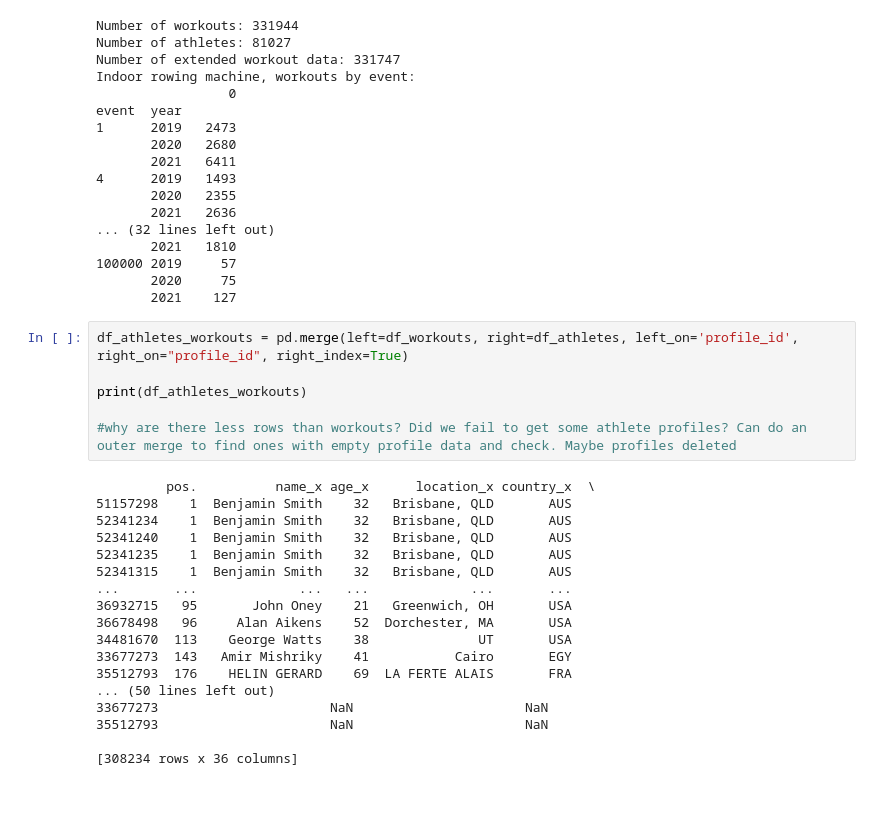
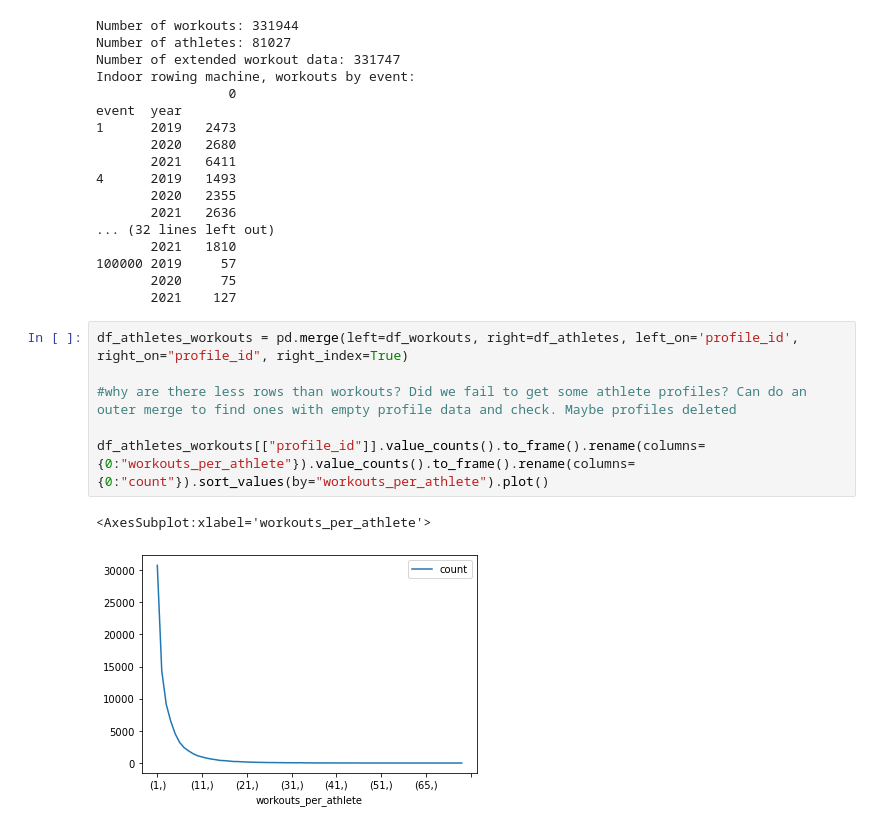
Before and after one commit to adhardy/Concept2-Logbook-Scraper, a Jupyter notebook: new.ipynb, the cells around one changed output. Saved outputs shown, nothing was run; the diff lists cells and outputs as text; blank space fills up the shorter version.

Commit message:
added plot of workouts per athlete

```diff
--- a/new.ipynb
+++ b/new.ipynb
@@ -107,24 +107,9 @@ event  year
 # %%
 df_athletes_workouts = pd.merge(left=df_workouts, right=df_athletes, left_on='profile_id', right_on="profile_id", right_index=True)
 
-print(df_athletes_workouts)
+#why are there less rows than workouts? Did we fail to get some athlete profiles? Can do an outer merge to find ones with empty profile data and check. Maybe profiles deleted
 
-#why are there less rows than workouts? Did we fail to get some athlete profiles? Can do an outer merge to find ones with empty profile data and check. Maybe profiles deleted
+df_athletes_workouts[["profile_id"]].value_counts().to_frame().rename(columns={0:"workouts_per_athlete"}).value_counts().to_frame().rename(columns={0:"count"}).sort_values(by="workouts_per_athlete").plot()
 # %% [output]
-         pos.          name_x age_x      location_x country_x  \
-51157298    1  Benjamin Smith    32   Brisbane, QLD       AUS
-52341234    1  Benjamin Smith    32   Brisbane, QLD       AUS
-52341240    1  Benjamin Smith    32   Brisbane, QLD       AUS
-52341235    1  Benjamin Smith    32   Brisbane, QLD       AUS
-52341315    1  Benjamin Smith    32   Brisbane, QLD       AUS
-...       ...             ...   ...             ...       ...
-36932715   95       John Oney    21   Greenwich, OH       USA
-36678498   96     Alan Aikens    52  Dorchester, MA       USA
-34481670  113    George Watts    38              UT       USA
-33677273  143   Amir Mishriky    41           Cairo       EGY
-35512793  176    HELIN GERARD    69  LA FERTE ALAIS       FRA
-... (50 lines left out)
-33677273                      NaN                      NaN
-35512793                      NaN                      NaN
-
-[308234 rows x 36 columns]
+<AxesSubplot:xlabel='workouts_per_athlete'>
+[figure, added]
```
